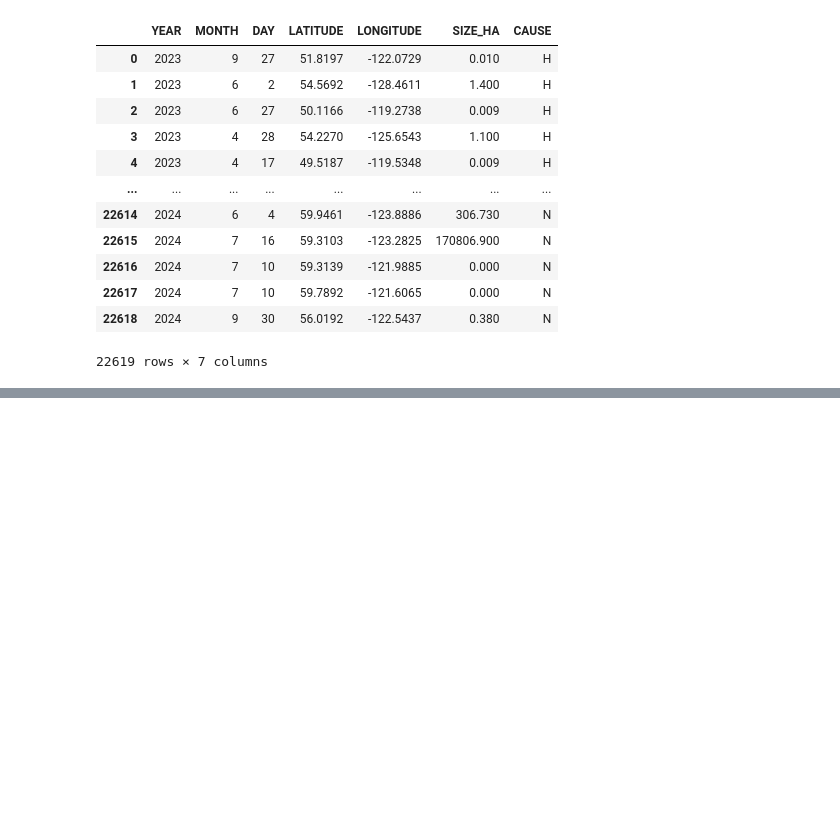
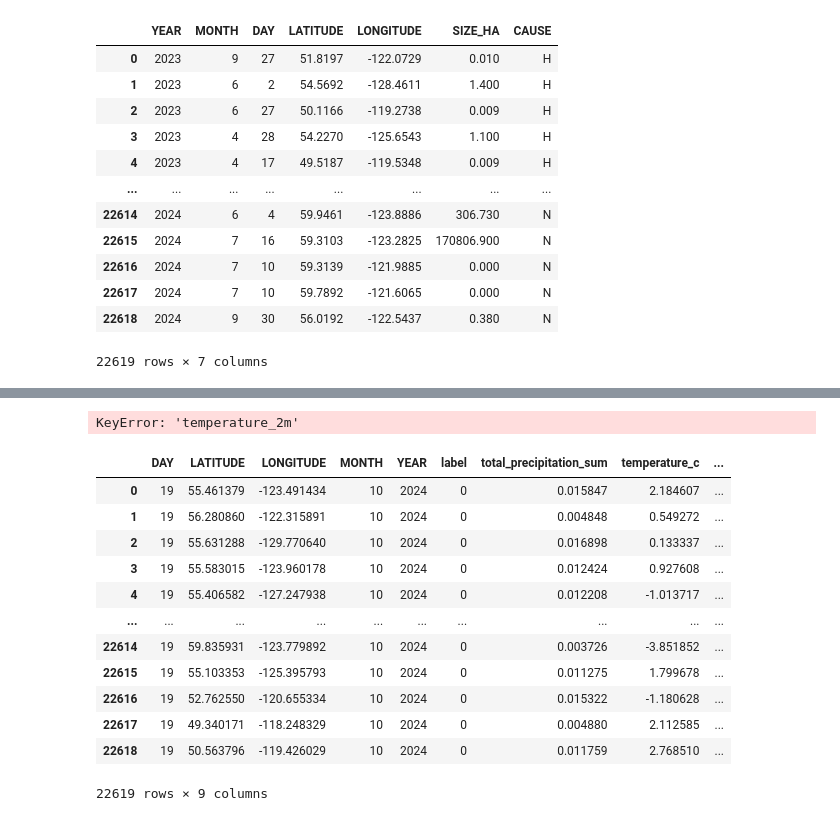
Before and after one commit to MikaTan2007/bc-wildfire-prediction, a Jupyter notebook: bc_wildfire_prediction.ipynb, the cells around one changed output, grey strips where cells are left out. Cells and saved outputs as stored; diff of their text form; code cells hidden in the pictures; blank space fills up the shorter version.

```diff
--- a/bc_wildfire_prediction.ipynb
+++ b/bc_wildfire_prediction.ipynb
@@ -346,0 +428,26 @@ bc_weather_fires.to_csv("bc_weather_fires.csv", index=False)
+# %%
+# Post-processing: convert Kelvin to Celsius
+weather_negatives['temperature_c'] = weather_negatives['temperature_2m'] - 273.15
+weather_negatives['dewpoint_c'] = weather_negatives['dewpoint_temperature_2m'] - 273.15
+
+weather_negatives = weather_negatives.drop(columns=['dewpoint_temperature_2m', 'temperature_2m'])
+# %% [output]
+KeyError: 'temperature_2m'
+# %%
+weather_negatives = weather_negatives.drop(columns = ['first'])
+# %%
+weather_negatives
+# %% [output]
+|  | DAY | LATITUDE | LONGITUDE | MONTH | YEAR | label | total_precipitation_sum | temperature_c | ... |
+| 0 | 19 | 55.461379 | -123.491434 | 10 | 2024 | 0 | 0.015847 | 2.184607 | ... |
+| 1 | 19 | 56.280860 | -122.315891 | 10 | 2024 | 0 | 0.004848 | 0.549272 | ... |
+| 2 | 19 | 55.631288 | -129.770640 | 10 | 2024 | 0 | 0.016898 | 0.133337 | ... |
+| 3 | 19 | 55.583015 | -123.960178 | 10 | 2024 | 0 | 0.012424 | 0.927608 | ... |
+| 4 | 19 | 55.406582 | -127.247938 | 10 | 2024 | 0 | 0.012208 | -1.013717 | ... |
+| ... | ... | ... | ... | ... | ... | ... | ... | ... | ... |
+| 22614 | 19 | 59.835931 | -123.779892 | 10 | 2024 | 0 | 0.003726 | -3.851852 | ... |
+| 22615 | 19 | 55.103353 | -125.395793 | 10 | 2024 | 0 | 0.011275 | 1.799678 | ... |
+| 22616 | 19 | 52.762550 | -120.655334 | 10 | 2024 | 0 | 0.015322 | -1.180628 | ... |
+| 22617 | 19 | 49.340171 | -118.248329 | 10 | 2024 | 0 | 0.004880 | 2.112585 | ... |
+| 22618 | 19 | 50.563796 | -119.426029 | 10 | 2024 | 0 | 0.011759 | 2.768510 | ... |
+22619 rows × 9 columns
```
Also changed, not shown: parts of 15 cells of this notebook.
